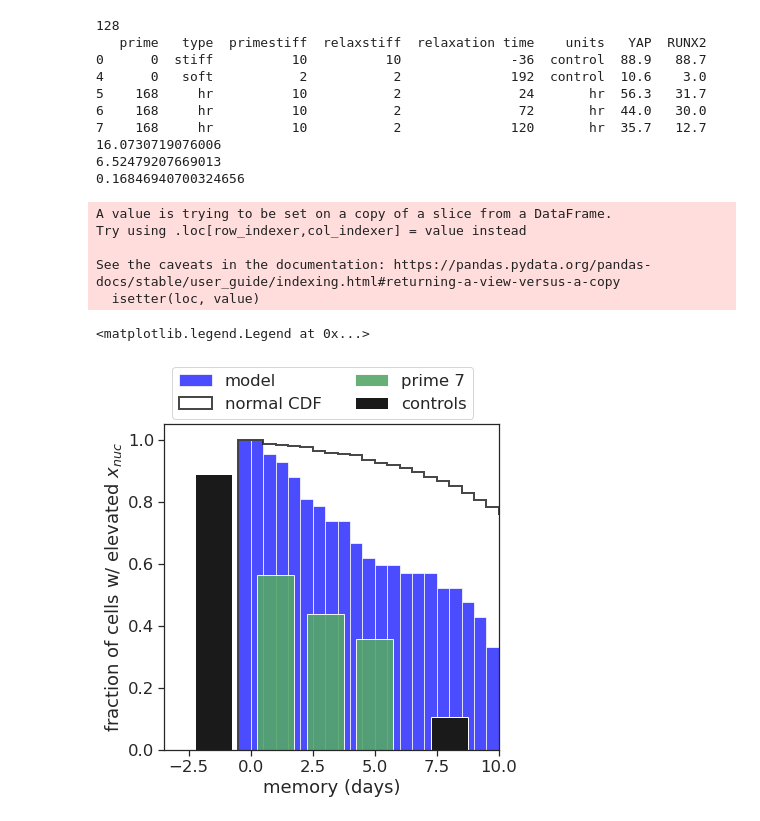
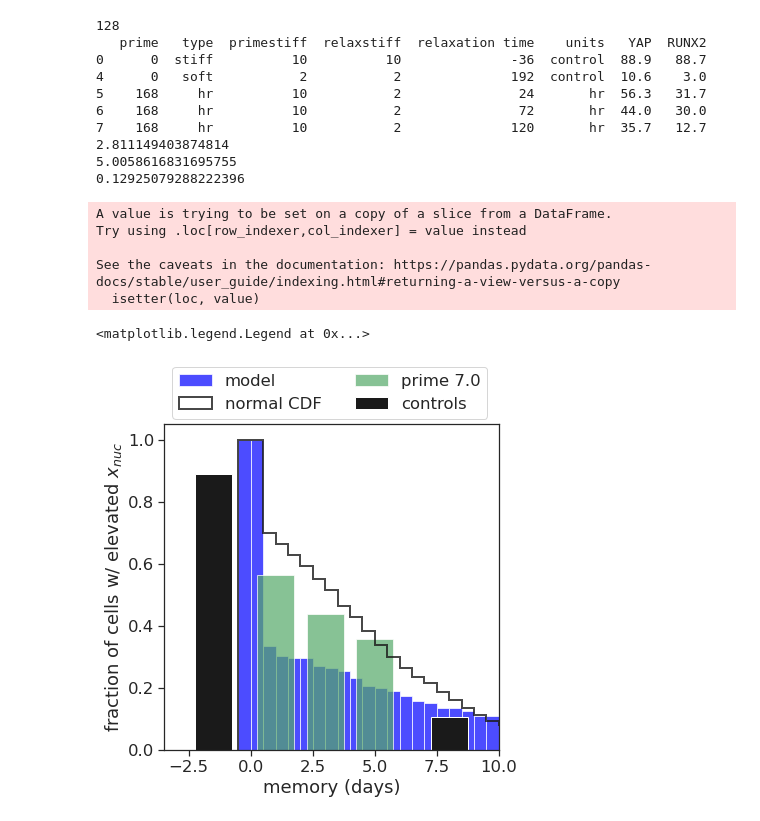
Before and after one commit to chris-price19/cell-mech-memory, a Jupyter notebook: ensemble_visualization.ipynb, the cells around one changed output. Drawn from its saved outputs; the diff is of its cells as text; code cells hidden in the pictures.

```diff
--- a/ensemble_visualization.ipynb
+++ b/ensemble_visualization.ipynb
@@ -99,11 +100,12 @@ See the caveats in the documentation: https://pandas.pydata.org/pandas-docs/stab
 # %%
+label = 21
 ptime = 168
 bins = np.arange(-0.5,20.,.5)
 
 fig, ax = plt.subplots(1,1,figsize=(6,6))
 
 # memory = np.load('../figures_v2/figure6_exp_fits/'+ str(ptime) +'.N127.npy') # '
-memory = np.load('./noise_results_rates/'+ str(ptime) +'.N127.npy')
+memory = np.load('./noise_results_mswitch/'+ str(label) + '.P' + str(ptime) +'.N127.npy')
 print(len(memory))
 ax.hist(memory / 24, density=True, cumulative=-1, bins=bins, color='blue', alpha = 0.7, label='model');
 
@@ -115,43 +117,52 @@ subdata.at[subdata['type'] == 'stiff', 'relaxation time'] = -1.5 * 24
 print(subdata)
 
 ax.bar(subdata.loc[subdata['units']=='hr','relaxation time'] / 24, subdata.loc[subdata['units']=='hr','YAP']/100.,
-       width=1.5, color='g', alpha=.9, label='prime 7')
+       width=1.5, color='g', alpha=0.7, label='prime '+str(ptime/24.))
 ax.bar(subdata.loc[subdata['units']=='control','relaxation time'] / 24, subdata.loc[subdata['units']=='control','YAP']/100.,
        width=1.5, color='k', alpha=1., label='controls')
 # plt.bar(subdata['relaxation time'] / 24, subdata['RUNX2']/100., color='r', alpha=0.7)
 
 N = 1500
 gausscompare = np.random.normal(np.mean(memory/24), np.std(memory/24), N)
 gausscompare[gausscompare < 0.] = 0.
 print(np.mean(memory/24))
 print(np.std(memory/24))
 print(np.std(memory/24)/np.sqrt(N))
 
 ax.hist(gausscompare, density=True, cumulative=-1, bins=bins, label='normal CDF',
          histtype='step', alpha=0.8, color='k', linewidth=2)
 
 ax.set_xlim([-3.5,10])
 ax.set_xlabel('memory (days)')
 ax.set_ylabel('fraction of cells w/ elevated $x_{nuc}$')
 ax.legend(bbox_to_anchor=(0, 1.2), loc='upper left', ncol=2)
+
+saveall = False
+if saveall:
+    direc = os.getcwd() + '/../figures_v3/figure6/'
+
+    fname1 = direc + "exp_compare_P"+str(ptime)+"_L"+str(label)+".png"
+    print(fname1)
+    fig.tight_layout()
+    fig.savefig(fname1, format='png', dpi=600, transparent=True)
 # %% [output]
 128
    prime   type  primestiff  relaxstiff  relaxation time    units   YAP  RUNX2
 0      0  stiff          10          10              -36  control  88.9   88.7
 4      0   soft           2           2              192  control  10.6    3.0
 5    168     hr          10           2               24       hr  56.3   31.7
 6    168     hr          10           2               72       hr  44.0   30.0
 7    168     hr          10           2              120       hr  35.7   12.7
-16.0730719076006
-6.52479207669013
-0.16846940700324656
+2.811149403874814
+5.0058616831695755
+0.12925079288222396
 A value is trying to be set on a copy of a slice from a DataFrame.
 Try using .loc[row_indexer,col_indexer] = value instead
 
 See the caveats in the documentation: https://pandas.pydata.org/pandas-docs/stable/user_guide/indexing.html#returning-a-view-versus-a-copy
   isetter(loc, value)
 <matplotlib.legend.Legend at 0x...>
-[figure, old version]
+[figure, new version]
 # %%
 ## figure 6
 ## data maps for parameters, static and Energy dependent.
```
Also changed, not shown: parts of 1 cell of this notebook, 15 other files.
